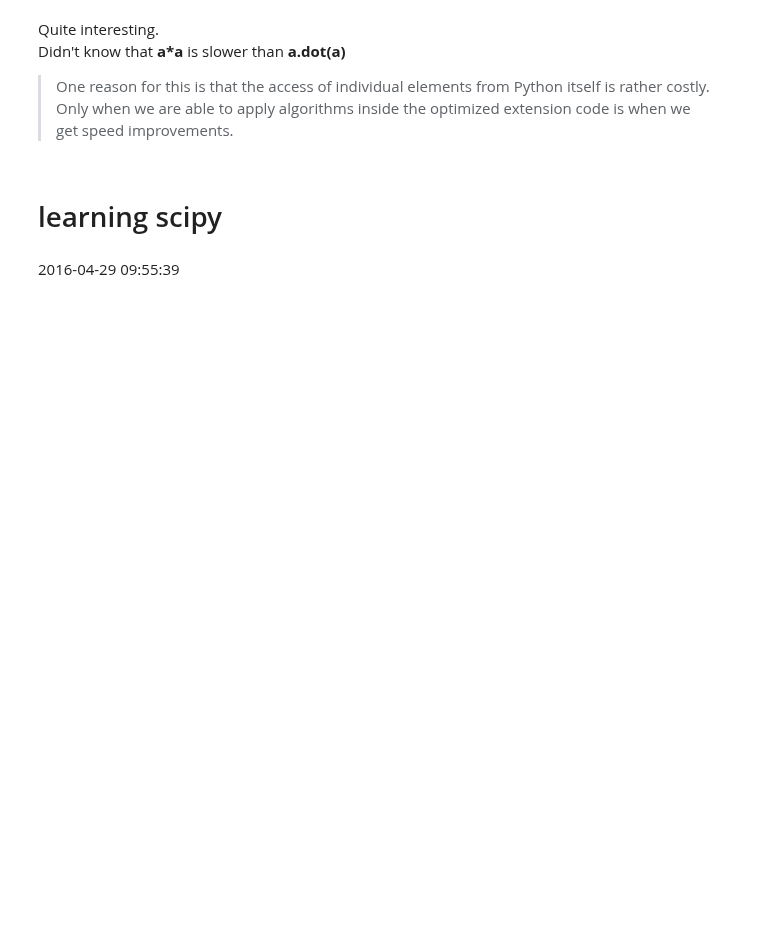
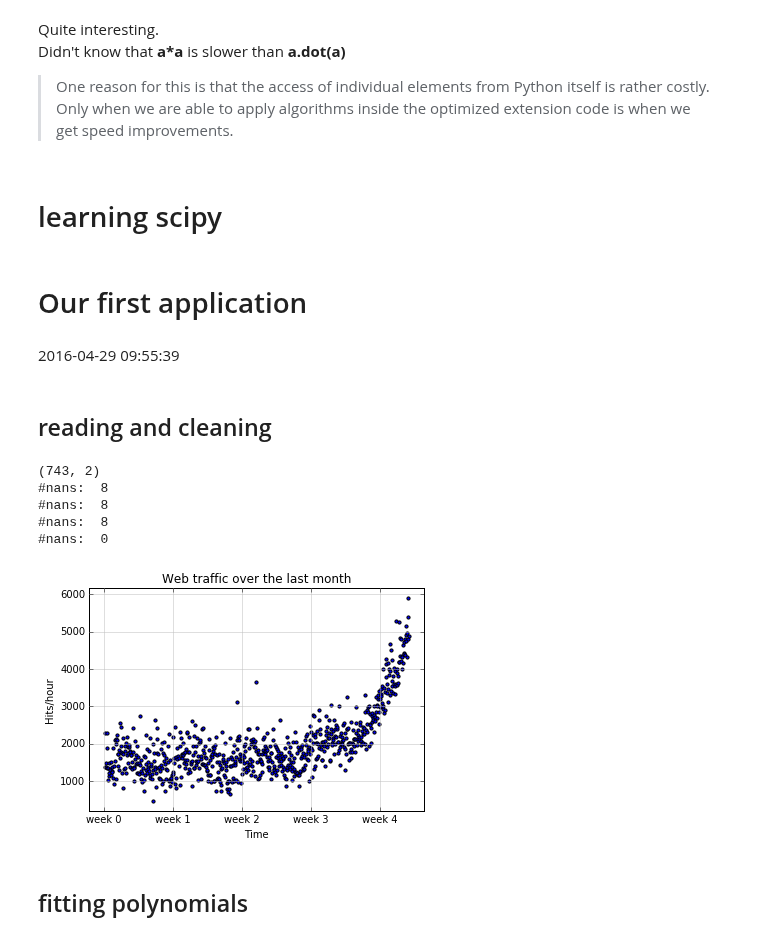
Before and after one commit to john-von-seneca/ml-and-what-not, a Jupyter notebook: courses-books-papers/building-ml-systems-with-python/chapter-1.ipynb, the cells around one changed output. Drawn from its saved outputs; the diff is of its cells as text; code cells hidden in the pictures; blank space fills up the shorter version.

Commit message:
bmlsp/chapter-1$

```diff
--- a/courses-books-papers/building-ml-systems-with-python/chapter-1.ipynb
+++ b/courses-books-papers/building-ml-systems-with-python/chapter-1.ipynb
@@ -20,3 +20,7 @@ from IPython.display import HTML
 
 from pprint import pprint
 import functools as ft
+
+DIR_HOME = os.environ['HOME']
+DIR_REPOS = DIR_HOME + "/neo-human/repos"
+DIR_BMLSP = DIR_REPOS + "/luispedro/BuildingMachineLearningSystemsWithPython"
@@ -426,5 +428,45 @@ to apply algorithms inside the optimized extension code is when we get speed
 improvements.
 # %% [markdown]
 # learning scipy
+# %% [markdown]
+# Our first application
 # %% [markdown]
 2016-04-29 09:55:39
+# %% [markdown]
+## reading and cleaning
+# %%
+data = sp.genfromtxt(DIR_BMLSP+"/ch01/data/web_traffic.tsv",delimiter="\t")
+print(data.shape)
+x, y = data[:,0], data[:,1]
+print('#nans: ', len(y[np.isnan(y)]))
+print('#nans: ', sp.sum(sp.isnan(y)))
+print('#nans: ', np.sum(np.isnan(y)))
+
+x = x[~sp.isnan(y)]
+y = y[~sp.isnan(y)]
+print('#nans: ', np.sum(np.isnan(y)))
+# %% [output]
+(743, 2)
+#nans:  8
+#nans:  8
+#nans:  8
+#nans:  0
+# %%
+# plot the (x,y) points with dots of size 10
+def plot_web_traffic(x, y):
+    plt.scatter(x, y, s=10, label='traffic')
+    plt.title("Web traffic over the last month")
+    plt.xlabel("Time")
+    plt.ylabel("Hits/hour")
+    plt.xticks([w*7*24 for w in range(10)],
+               ['week %i' % w for w in range(10)])
+    plt.autoscale(tight=True)
+    # draw a slightly opaque, dashed grid
+    plt.grid(True, linestyle='-', color='0.75')
+
+plot_web_traffic(x, y)
+plt.show()
+# %% [output]
+[figure, added]
+# %% [markdown]
+## fitting polynomials
```
Also changed, not shown: parts of 18 cells of this notebook, 1 other file.
